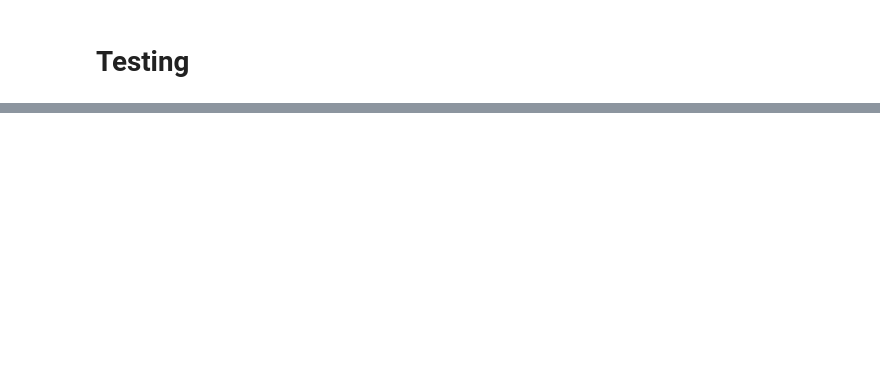
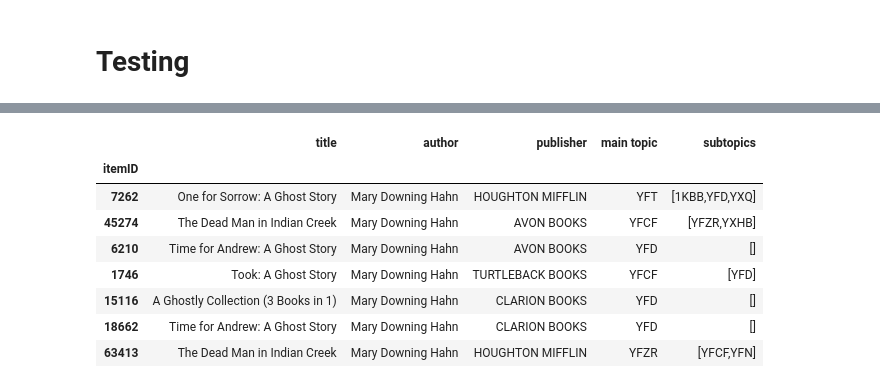
Before and after one commit to manu675/Data_Mining_Cup_Prudsys_21, a Jupyter notebook: MainTopics_Classifier_v3.ipynb, the cells around one changed output, grey strips where cells are left out. Drawn from its saved outputs; the diff is of its cells as text; code cells hidden in the pictures; blank space fills up the shorter version.

```diff
--- a/MainTopics_Classifier_v3.ipynb
+++ b/MainTopics_Classifier_v3.ipynb
@@ -292,0 +297,12 @@ items_df.head()
+# %%
+items_df[items_df["author"]==items_df.loc["45274"]["author"]]
+# %% [output]
+|  | title | author | publisher | main topic | subtopics |
+| itemID |  |  |  |  |  |
+| 7262 | One for Sorrow: A Ghost Story | Mary Downing Hahn | HOUGHTON MIFFLIN | YFT | [1KBB,YFD,YXQ] |
+| 45274 | The Dead Man in Indian Creek | Mary Downing Hahn | AVON BOOKS | YFCF | [YFZR,YXHB] |
+| 6210 | Time for Andrew: A Ghost Story | Mary Downing Hahn | AVON BOOKS | YFD | [] |
+| 1746 | Took: A Ghost Story | Mary Downing Hahn | TURTLEBACK BOOKS | YFCF | [YFD] |
+| 15116 | A Ghostly Collection (3 Books in 1) | Mary Downing Hahn | CLARION BOOKS | YFD | [] |
+| 18662 | Time for Andrew: A Ghost Story | Mary Downing Hahn | CLARION BOOKS | YFD | [] |
+| 63413 | The Dead Man in Indian Creek | Mary Downing Hahn | HOUGHTON MIFFLIN | YFZR | [YFCF,YFN] |
```
Also changed, not shown: parts of 10 cells of this notebook.
